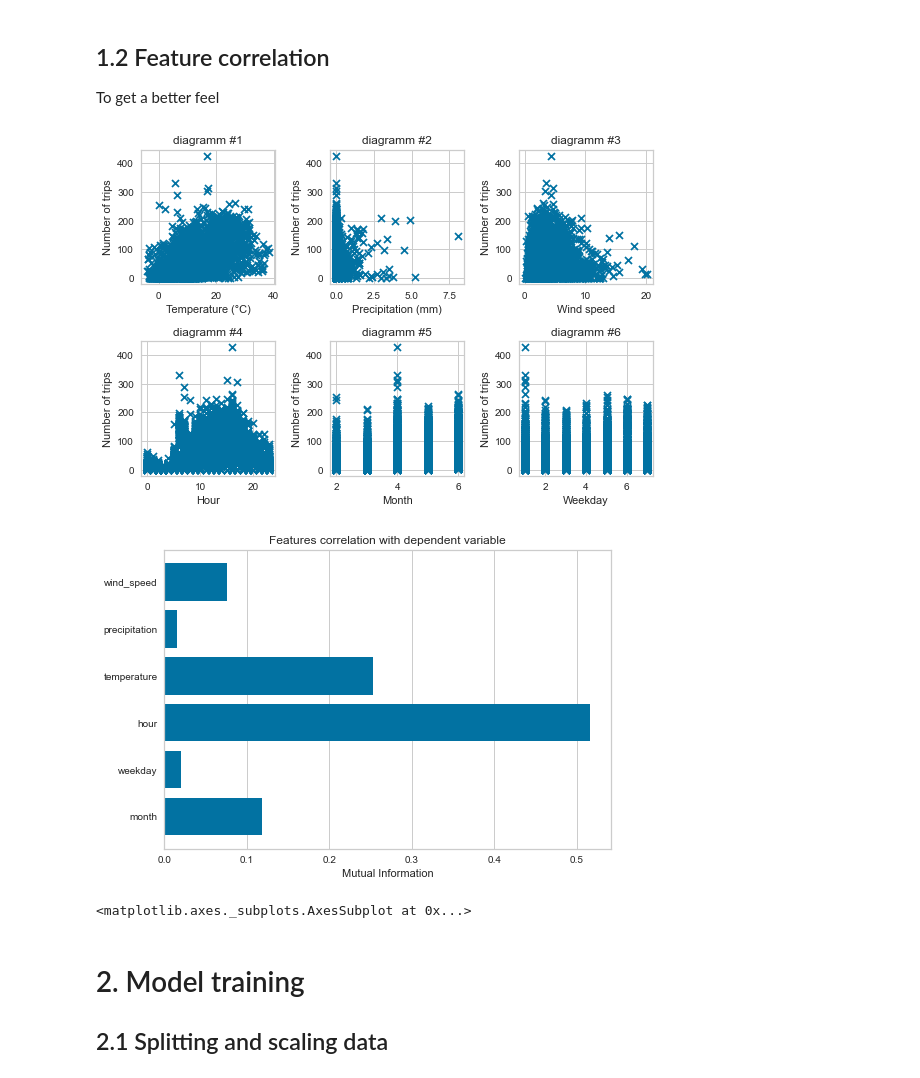
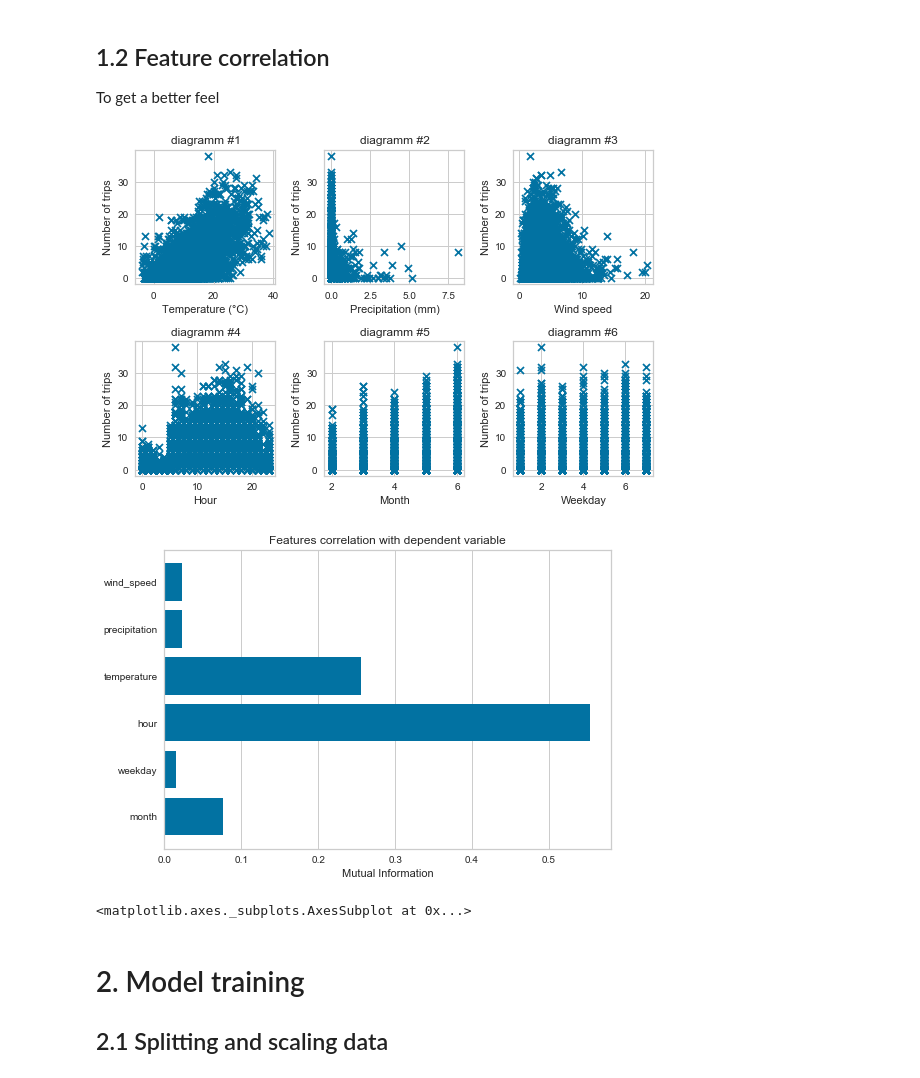
Before and after one commit to lesar64/aa_project, a Jupyter notebook: Abgabe/part_4_predictive_analysis.ipynb, the cells around one changed output. Cells and saved outputs as stored; diff of their text form; code cells hidden in the pictures.

```diff
--- a/Abgabe/part_4_predictive_analysis.ipynb
+++ b/Abgabe/part_4_predictive_analysis.ipynb
@@ -24,8 +24,8 @@ from sklearn.neural_network import MLPRegressor
 from sklearn.metrics import r2_score
 from sklearn.metrics import mean_squared_error
 
-path = r"D:\Git\aa_project\Abgabe\Data"
-path_fig = r"D:\Git\aa_project\Abgabe\Figures"
+path = r"D:\OneDrive - Universität zu Köln\Uni\AA\Project\aa_project\Abgabe\Data"
+path_fig = r"D:\OneDrive - Universität zu Köln\Uni\AA\Project\aa_project\Abgabe\Figures"
 # %% [markdown]
 # 1. Predictive analysis perparation
 
@@ -47,11 +47,11 @@ def get_trips_frankfurt(datetime):
 # %%
 df_f_w.drop(columns = ["sid", "Unnamed: 0"], inplace = True)
 df_f_w.datetime = pd.to_datetime(df_f_w.datetime)
-df_f_w["num_trips"] = df_f_w["datetime"].apply(get_trips_berlin)
+df_f_w["num_trips"] = df_f_w["datetime"].apply(get_trips_frankfurt)
 
 df_b_w.drop(columns = ["sid", "Unnamed: 0"], inplace = True)
 df_b_w.datetime = pd.to_datetime(df_b_w.datetime)
-df_b_w["num_trips"] = df_b_w["datetime"].apply(get_trips_frankfurt)
+df_b_w["num_trips"] = df_b_w["datetime"].apply(get_trips_berlin)
 # %%
 def get_month(datetime):
     return datetime.month
@@ -159,21 +127,21 @@ plt.tight_layout()
 plt.savefig(path_fig + r'\feature_plotting.png')
 plt.show()
 # %% [output]
-[figure, old version]
+[figure, new version]
 # %%
-features = np.array(X_f.columns)
+features = np.array(X_b.columns)
 
 # Create a list of the discrete features
 discrete = [False for _ in range(len(features))]
 discrete[1] = True
 
 # Instantiate the visualizer
 visualizer = FeatureCorrelation(method='mutual_info-regression', labels=features)
 
-visualizer.fit(X_f, y_f, discrete_features=discrete, random_state=1)
+visualizer.fit(X_b, y_b, discrete_features=discrete, random_state=1)
 visualizer.show()
 # %% [output]
-[figure, old version]
+[figure, new version]
 <matplotlib.axes._subplots.AxesSubplot at 0x...>
 # %% [markdown]
 # 2. Model training
```
Also changed, not shown: parts of 17 cells of this notebook, 1 other file.
